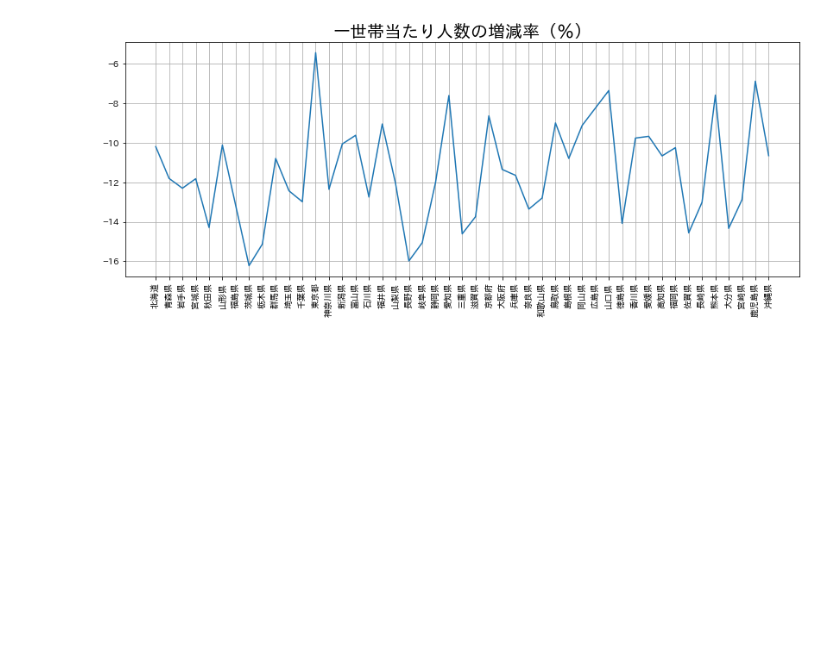
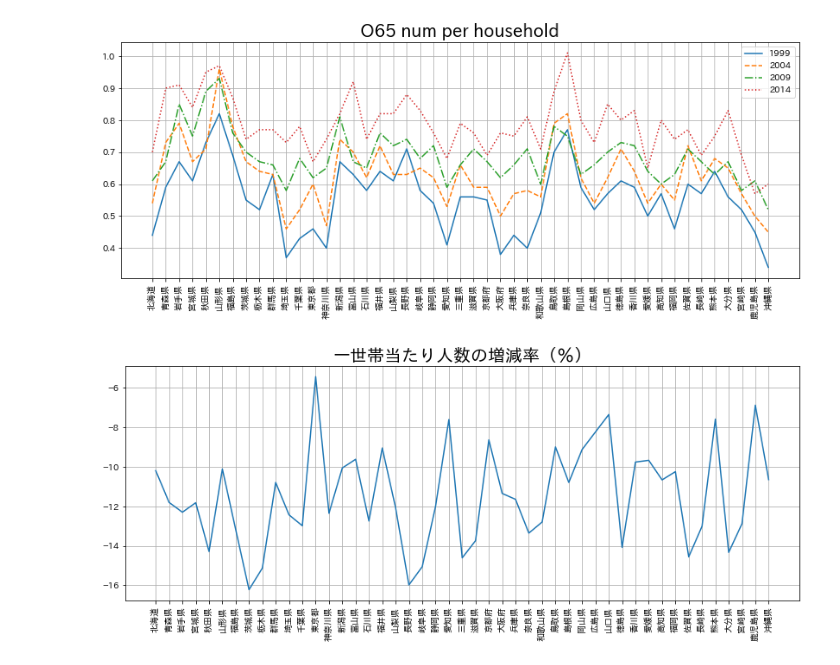
Before and after one commit to mazarimono/kezaidata, a Jupyter notebook: jp-consumer-data-test.ipynb, the cells around one changed output. Cells and saved outputs as stored; diff of their text form; code cells hidden in the pictures; blank space fills up the shorter version.

```diff
--- a/jp-consumer-data-test.ipynb
+++ b/jp-consumer-data-test.ipynb
@@ -40,3 +50,16 @@ plt.show()
+# %%
+fig = plt.figure(figsize=(14,5))
+plt.plot(df1999.iloc[5, :].astype(float), label="1999")
+plt.plot(df2004.iloc[5, :].astype(float), label="2004", linestyle='--')
+plt.plot(df2009.iloc[5, :].astype(float), label="2009", linestyle='-.')
+plt.plot(df2014.iloc[5, :].astype(float), label="2014", linestyle=':')
+plt.title('O65 num per household', fontsize=20)
+plt.legend()
+plt.grid()
+plt.xticks(rotation=90)
+plt.show()
+# %% [output]
+[figure, added]
 # %%
 dfhh = pd.concat([df1999.iloc[3, :].astype(float), df2014.iloc[3, :].astype(float)], axis=1)
 dfhh.columns = ['世帯1999', '世帯2014']
```
Also changed, not shown: parts of 35 cells of this notebook, 16 other files.
